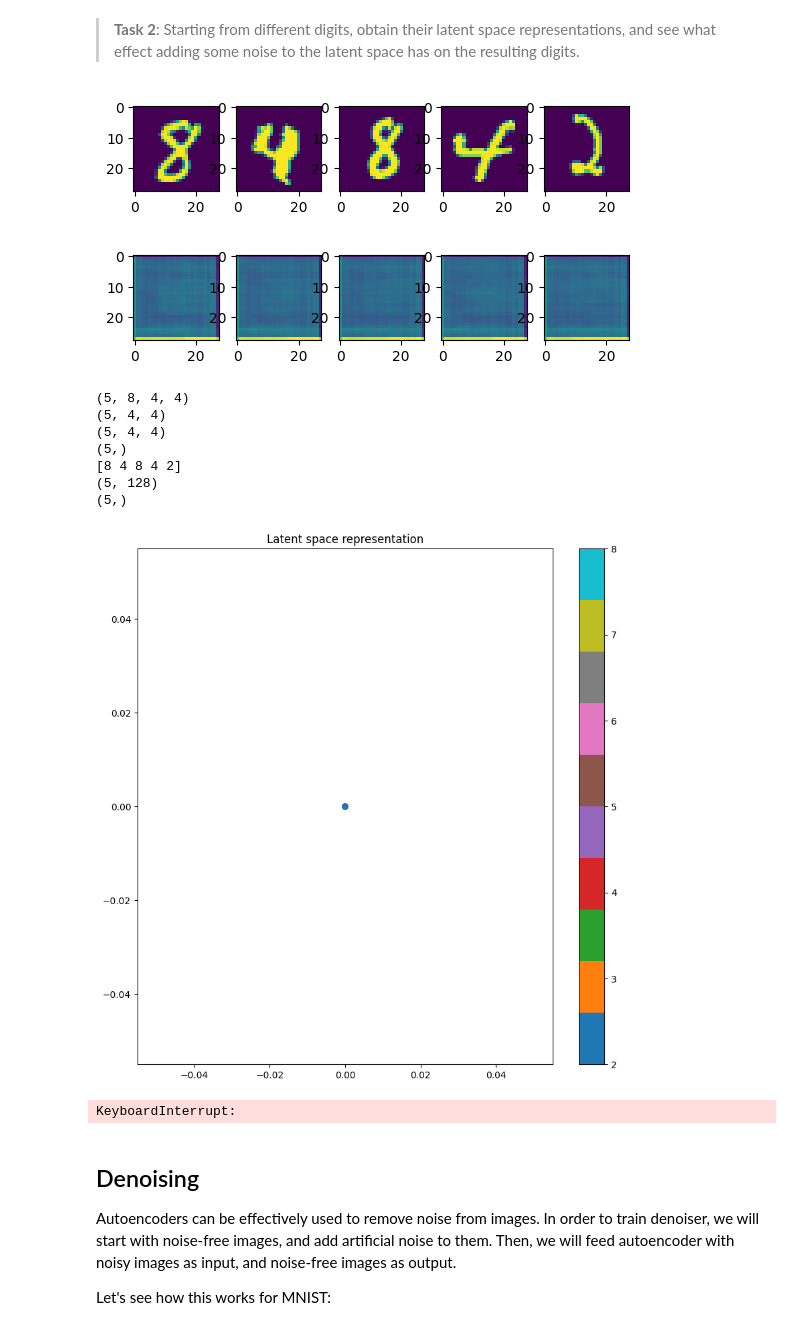
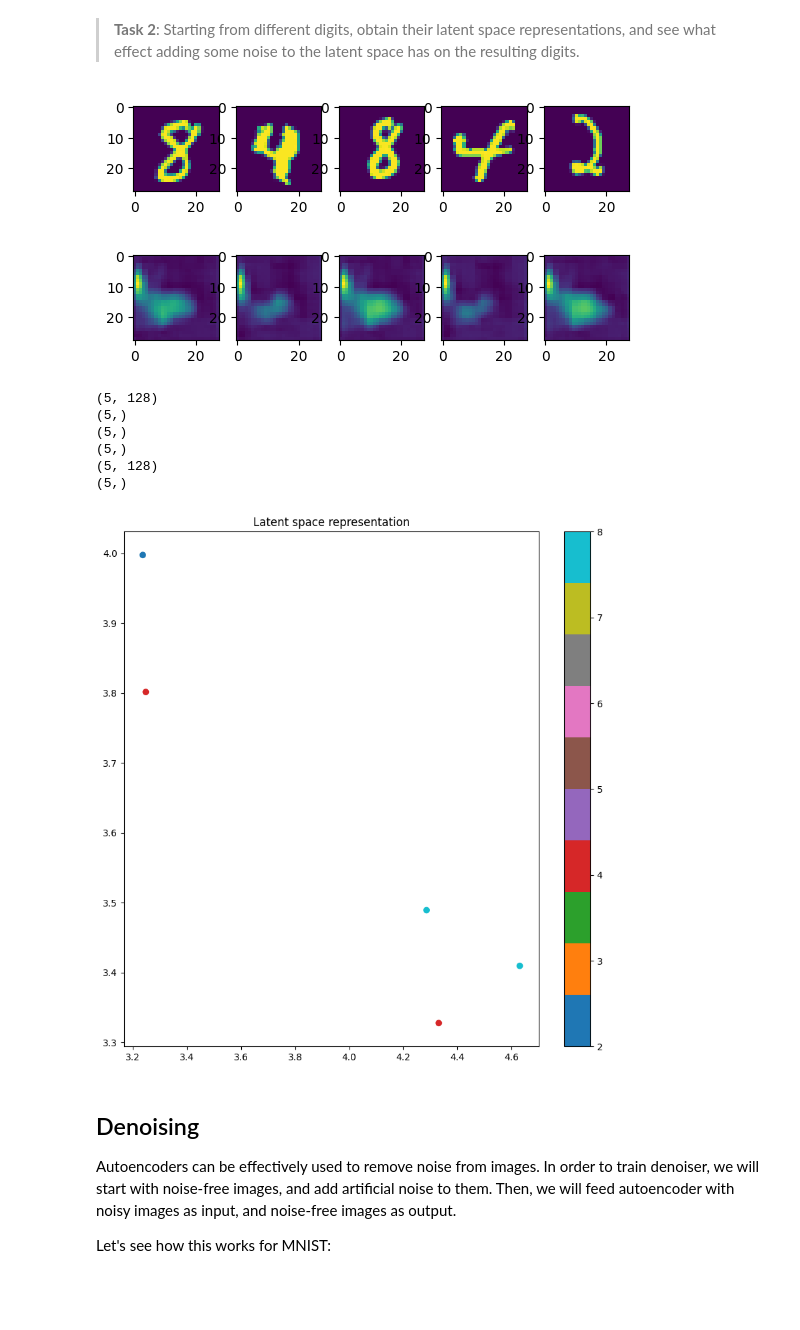
Before and after one commit to onexi/autoencoders-KBoukin, a Jupyter notebook: AutoEncodersPyTorch.ipynb, the cells around one changed output. Cells and saved outputs as stored; diff of their text form; code cells hidden in the pictures; blank space fills up the shorter version.

```diff
--- a/AutoEncodersPyTorch.ipynb
+++ b/AutoEncodersPyTorch.ipynb
@@ -541,7 +552,7 @@ noisy_tensor = torch.FloatTensor(noisify([256, 1, 28, 28])).to(device)
 test_noisy_tensor = torch.FloatTensor(noisify([1, 1, 28, 28])).to(device)
 noisy_tensors = (noisy_tensor, test_noisy_tensor)
 #train the model
-model3 = train(dataloaders, model2, loss_fn, optimizer, epochs, device, noisy=noisy_tensors)
+model3 = train(dataloaders, model2, loss_fn, optimizer, 2, device, noisy=noisy_tensors)
 
 #different digits + latent space representation
 model3.eval()
@@ -553,43 +564,41 @@ plots = 5
 #choosing 5 last images from the test set
 for i, data in enumerate(test_dataset):
     if i >= len(test_dataset) - plots:
         test_numbers.append(data[0].detach().cpu())
         predictions.append(model2(data[0].to(device).unsqueeze(0)).detach().cpu())
         latent_space.append(model2.encoder(data[0].to(device).unsqueeze(0)).detach().cpu())
         labels.append(data[1])
 #plot the last 5 images from the test set
 plotn(plots, test_numbers)
 plotn(plots, predictions)
 latent_space = torch.cat(latent_space, dim=0)
 latent_space = latent_space.numpy()
 print(latent_space.shape)
 print(latent_space[:,0].shape)
 print(latent_space[:,1].shape)
 
 labels = np.array(labels)
 print(labels.shape)
 #reshape the latent space to 2d array for plotting purposes and match the labels
 latent_space = latent_space.reshape(len(latent_space), -1)
 print(latent_space.shape)
 print(labels.shape)
 #plot the latent space representation
 plt.figure(figsize=(10, 10))
 plt.scatter(latent_space[:, 0], latent_space[:, 1], c=labels, cmap='tab10')
 plt.colorbar()
 plt.title('Latent space representation')
 plt.show()
 # %% [output]
 [figure]
-[figure, old version]
+[figure, new version]
-(5, 8, 4, 4)
-(5, 4, 4)
-(5, 4, 4)
-(5,)
-[8 4 8 4 2]
 (5, 128)
 (5,)
+(5,)
+(5,)
+(5, 128)
+(5,)
-[figure, old version]
+[figure, new version]
-KeyboardInterrupt:
 # %% [markdown]
 ## Denoising
 
```
Also changed, not shown: parts of 1 cell of this notebook.
